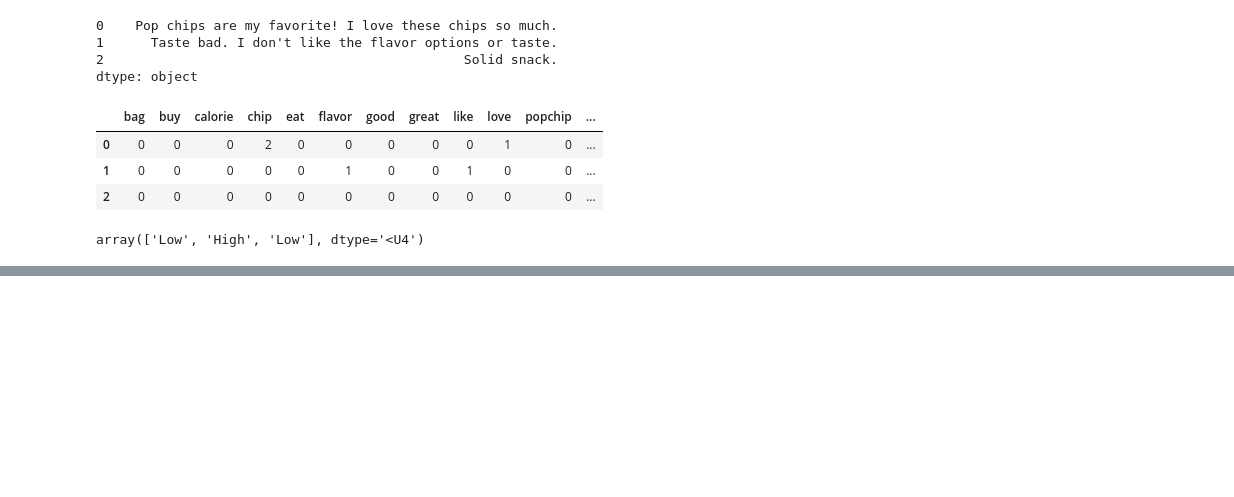
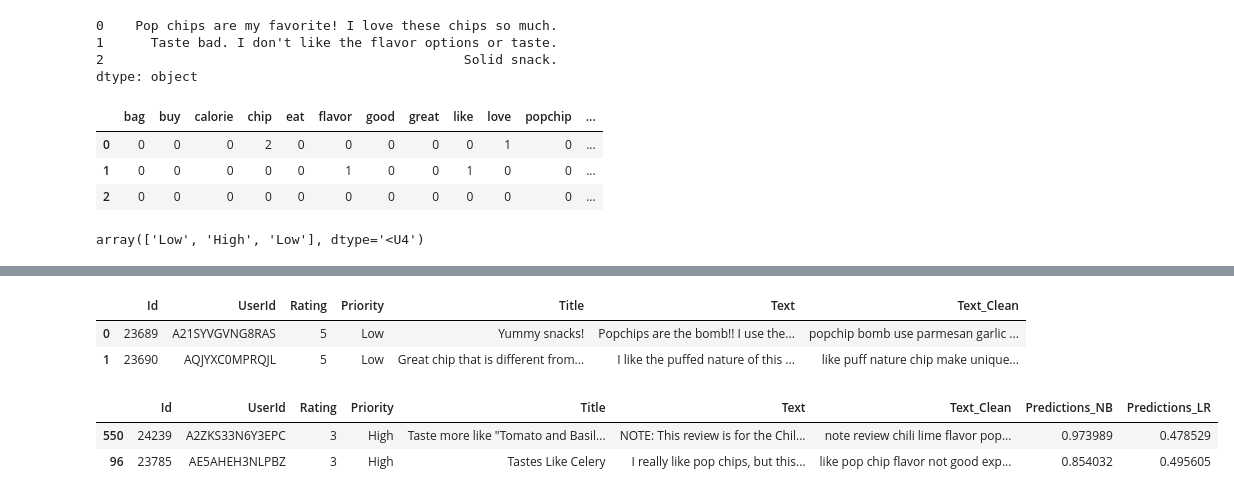
Before and after one commit to Camiloesp/PythonDataScience_NaturalLanguageProcessing, a Jupyter notebook: 3_NLP_MachineLearning.ipynb, the cells around one changed output, grey strips where cells are left out. Drawn from its saved outputs; the diff is of its cells as text; code cells hidden in the pictures; blank space fills up the shorter version.

Commit message:
Compare ML models

```diff
--- a/3_NLP_MachineLearning.ipynb
+++ b/3_NLP_MachineLearning.ipynb
@@ -195,0 +227,14 @@ array(['Low', 'High', 'Low'], dtype='<U4')
+# %%
+# train/test split
+Xt_train, Xt_test, yt_train, yt_test = train_test_split(Xt_df, y, test_size=0.2, random_state=42)
+
+# model
+model_lr = LogisticRegression()
+model_lr.fit(Xt_train, yt_train)
+
+# predict
+y_pred_lr = model_lr.predict(Xt_test)
+
+# evaluate
+print("Accuracy:", accuracy_score(yt_test, y_pred_lr))
+print(classification_report(yt_test, y_pred_lr))
@@ -195,0 +251,16 @@ array(['Low', 'High', 'Low'], dtype='<U4')
+# %%
+reviews.head(2)
+# %% [output]
+|  | Id | UserId | Rating | Priority | Title | Text | Text_Clean |
+| 0 | 23689 | A21SYVGVNG8RAS | 5 | Low | Yummy snacks! | Popchips are the bomb!! I use the... | popchip bomb use parmesan garlic ... |
+| 1 | 23690 | AQJYXC0MPRQJL | 5 | Low | Great chip that is different from... | I like the puffed nature of this ... | like puff nature chip make unique... |
+# %%
+reviews['Predictions_NB'] = model_nb.predict_proba(X_df)[:, 0]
+# %%
+reviews['Predictions_LR'] = model_lr.predict_proba(Xt_df)[:, 0]
+# %%
+reviews.sort_values(by='Predictions_NB', ascending=False).head(2)
+# %% [output]
+|  | Id | UserId | Rating | Priority | Title | Text | Text_Clean | Predictions_NB | Predictions_LR |
+| 550 | 24239 | A2ZKS33N6Y3EPC | 3 | High | Taste more like "Tomato and Basil... | NOTE: This review is for the Chil... | note review chili lime flavor pop... | 0.973989 | 0.478529 |
+| 96 | 23785 | AE5AHEH3NLPBZ | 3 | High | Tastes Like Celery | I really like pop chips, but this... | like pop chip flavor not good exp... | 0.854032 | 0.495605 |
```
Also changed, not shown: parts of 4 cells of this notebook.
